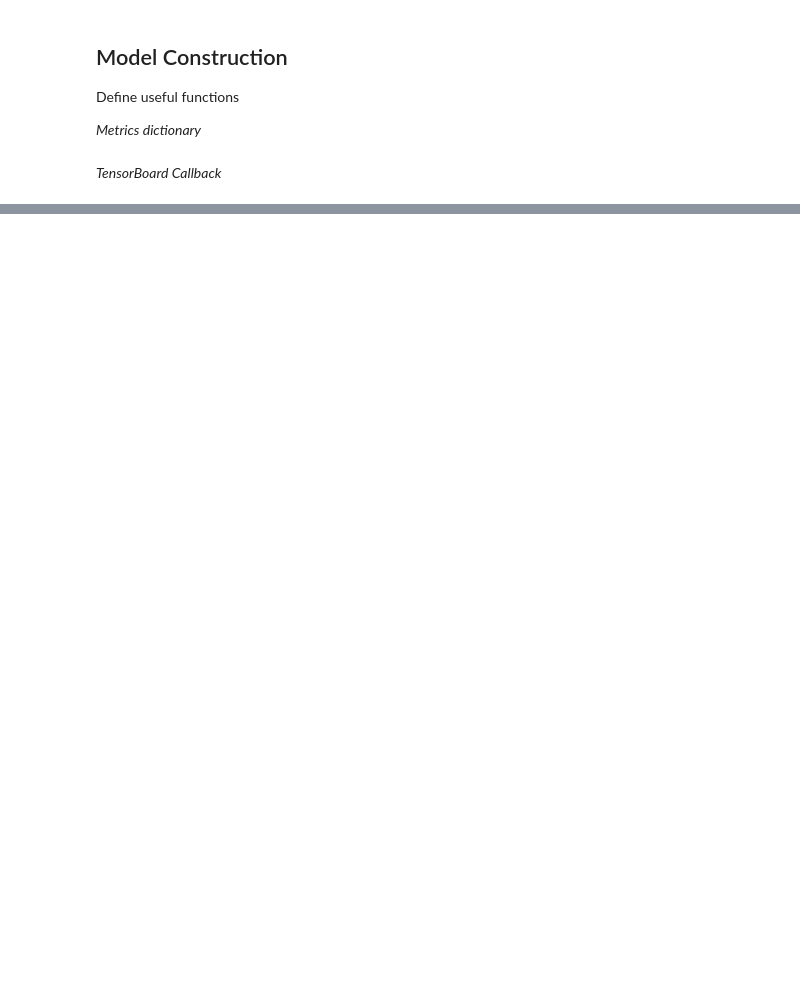
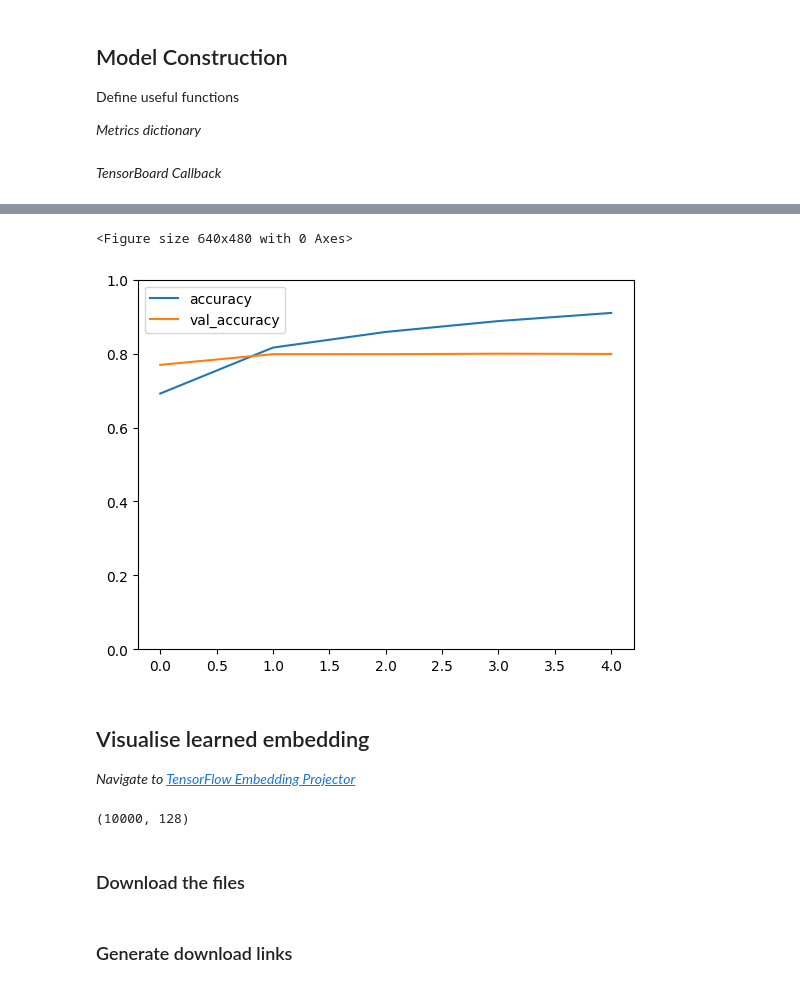
Before and after one commit to farheenfathimaa/NLP-with-Disaster-Tweets, a Jupyter notebook: Natural_Language_Processing_with_Disaster_Tweets_Code.ipynb, the cells around one changed output, grey strips where cells are left out. Saved outputs shown, nothing was run; the diff lists cells and outputs as text; code cells hidden in the pictures; blank space fills up the shorter version.

```diff
--- a/Natural_Language_Processing_with_Disaster_Tweets_Code.ipynb
+++ b/Natural_Language_Processing_with_Disaster_Tweets_Code.ipynb
@@ -229,5 +229,3 @@ def metrics_dict(y_true, y_preds):
   return metrics
 # %% [markdown]
 *TensorBoard Callback*
-# %%
-def create_tensorboard_callback(dir_name, experiment_name):
@@ -233,0 +286,28 @@ def create_tensorboard_callback(dir_name, experiment_name):
+# %%
+# Build model (using fuctional API)
+inputs = layers.Input(shape=(1, ), dtype=tf.string)
+
+# Turn text into numbers
+x = text_vectorizer(inputs)
+x = embedding(x)
+
+# Hidden layers
+x = layers.GlobalAveragePooling1D()(x)
+
+# Output layers
+outputs = layers.Dense(1, activation="sigmoid")(x)
+model_1 = tf.keras.Model(inputs,
+                         outputs,
+                         name="model_1_feedforward")
+
+# Compile model
+model_1.compile(loss="binary_crossentropy",
+                optimizer=tf.keras.optimizers.Adam(),
+                metrics=["accuracy"])
+
+# Fit model
+history_1 = model_1.fit(x=X_train,
+                        y=y_train,
+                        validation_data=(X_val, y_val),
+                        epochs=5,
+                        callbacks=[create_tensorboard_callback(SAVE_DIR,model_1.name)])
@@ -233,0 +365,24 @@ def create_tensorboard_callback(dir_name, experiment_name):
+# %%
+# Plot accuracy curves
+history1_plot = pd.DataFrame(history_1.history)
+
+plt.figure()
+history1_plot.loc[ : ,["accuracy", "val_accuracy"]].plot()
+plt.ylim(0,1);
+# %% [output]
+<Figure size 640x480 with 0 Axes>
+[figure, added]
+# %% [markdown]
+## Visualise learned embedding
+*Navigate to [TensorFlow Embedding Projector](https://projector.tensorflow.org/)*
+# %%
+# Get vocobulary
+words_in_vocab = text_vectorizer.get_vocabulary()
+
+# Get weight metrix of embeddign layer
+embed_weights_model_1 = model_1.get_layer("embedding_1").get_weights()[0]
+print(embed_weights_model_1.shape)
+# %% [output]
+(10000, 128)
+# %% [markdown]
+### Download the files
@@ -233,0 +403,2 @@ def create_tensorboard_callback(dir_name, experiment_name):
+# %% [markdown]
+### Generate download links
```
Also changed, not shown: parts of 17 cells of this notebook.
